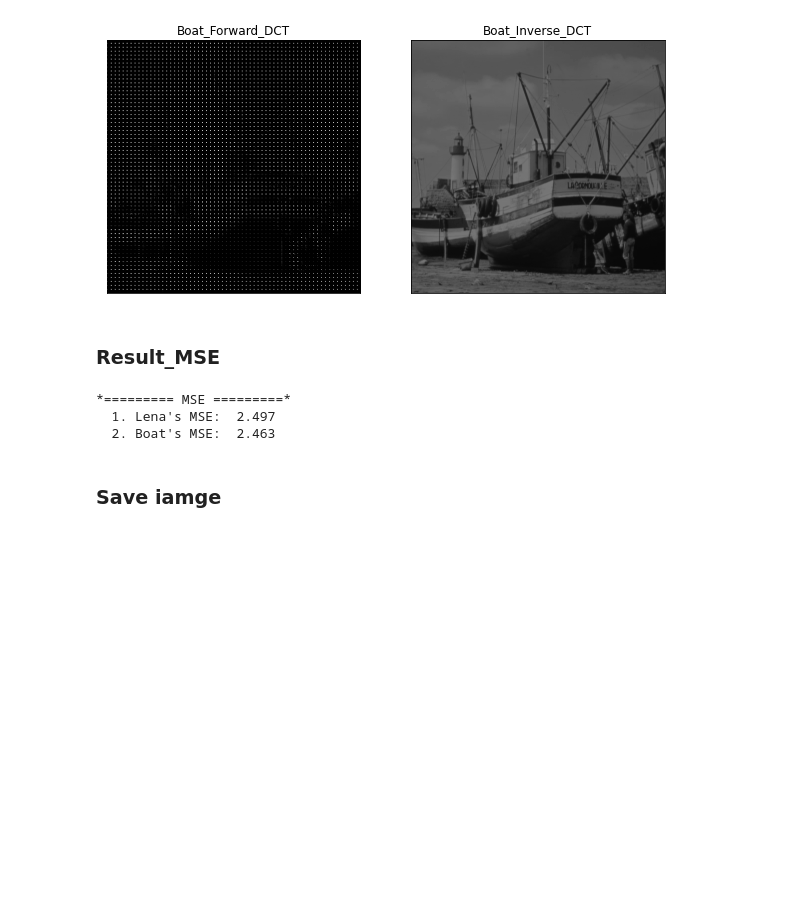
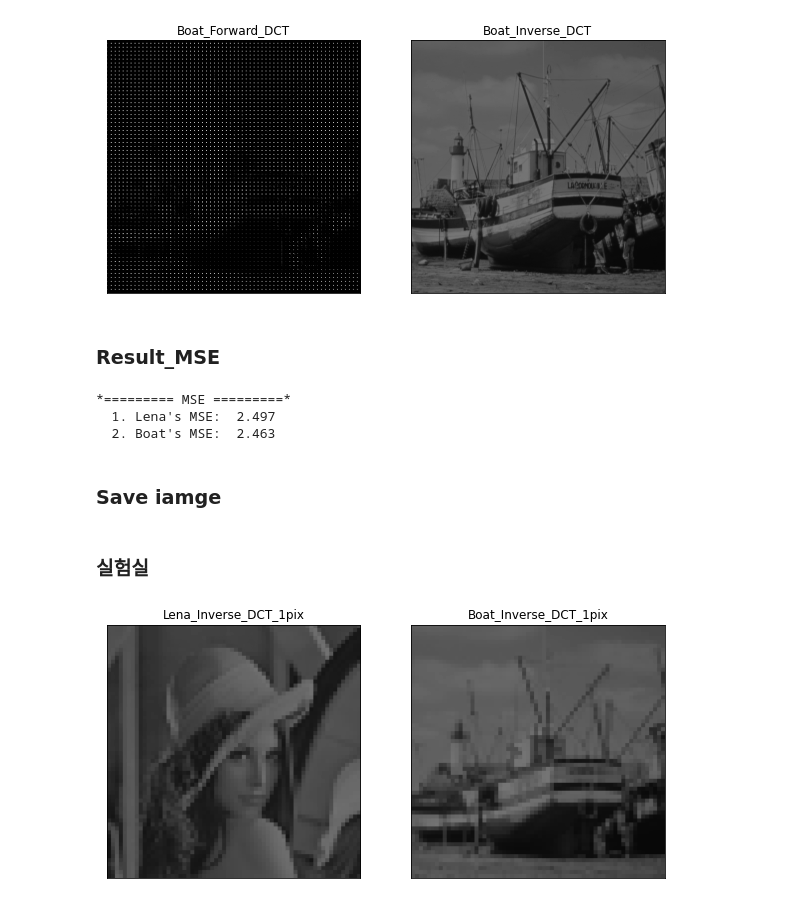
Before and after one commit to KimJinSeong-Git/LEC_ImageProcessing, a Jupyter notebook: HW4_DCT/HW4_ver2.ipynb, the cells around one changed output. Saved outputs shown, nothing was run; the diff lists cells and outputs as text; code cells hidden in the pictures; blank space fills up the shorter version.

```diff
--- a/HW4_DCT/HW4_ver2.ipynb
+++ b/HW4_DCT/HW4_ver2.ipynb
@@ -247,3 +250,5 @@ save_img_Inverse_DCT_Lena.save("./Result/result_DCT_Inverse_Lena.bmp", 'BMP')
 
 save_img_Forward_DCT_Boat.save("./Result/result_DCT_Boat.bmp", 'BMP')
 save_img_Inverse_DCT_Boat.save("./Result/result_DCT_Inverse_Boat.bmp", 'BMP')
+# %% [markdown]
+### 실험실
@@ -249,0 +285,34 @@ save_img_Inverse_DCT_Boat.save("./Result/result_DCT_Inverse_Boat.bmp", 'BMP')
+# %%
+row, col = img_Forward_DCT_Boat_1px.shape
+img_Inverse_DCT_Lena_1px = np.zeros(shape = (row, col))
+img_Inverse_DCT_Boat_1px = np.zeros(shape = (row, col))
+
+block_size = 8
+
+for i in range(0, row, block_size):
+    for j in range(0, col, block_size):
+        block = img_Forward_DCT_Lena_1px[i:i+block_size, j:j+block_size]
+        block_DCT = inverseDCT_2D(block)
+        img_Inverse_DCT_Lena_1px[i:i+block_size, j:j+block_size] = block_DCT
+
+        block = img_Forward_DCT_Boat_1px[i:i+block_size, j:j+block_size]
+        block_DCT = inverseDCT_2D(block)
+        img_Inverse_DCT_Boat_1px[i:i+block_size, j:j+block_size] = block_DCT
+# %%
+fig = plt.figure(figsize = (10,10))
+
+plt.subplot(1,2,1)
+plt.imshow(img_Inverse_DCT_Lena_1px, cmap='gray', vmin=0, vmax=500)
+plt.title('Lena_Inverse_DCT_1px')
+plt.xticks([])
+plt.yticks([])
+
+plt.subplot(1,2,2)
+plt.imshow(img_Inverse_DCT_Boat_1px, cmap='gray', vmin=0, vmax=500)
+plt.title('Boat_Inverse_DCT_1px')
+plt.xticks([])
+plt.yticks([])
+
+plt.show()
+# %% [output]
+[figure, added]
```
Also changed, not shown: parts of 4 cells of this notebook, 2 other files.
